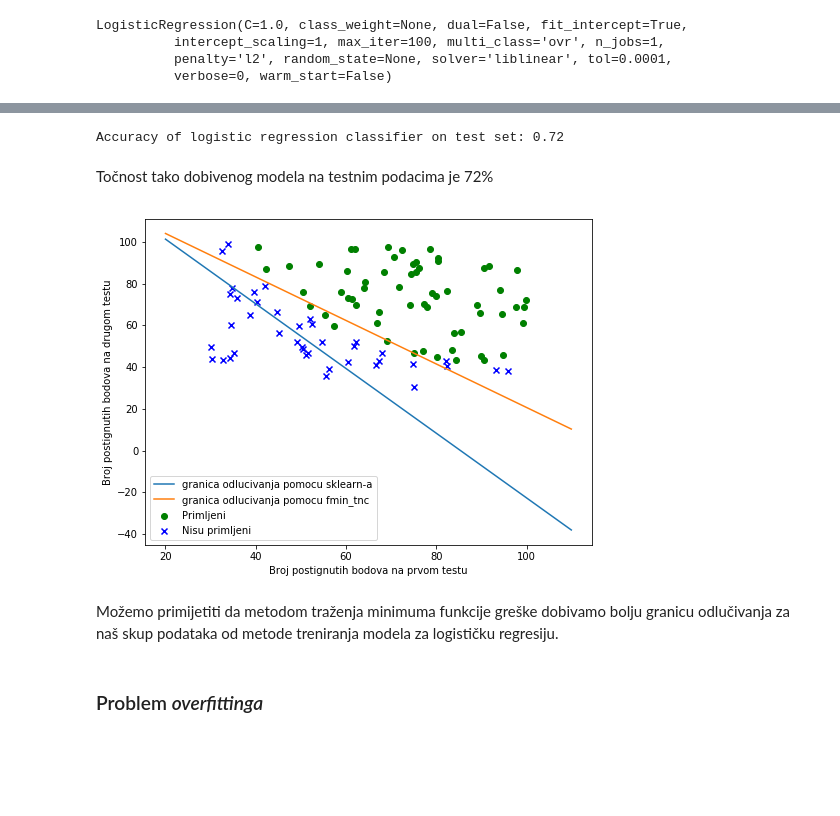
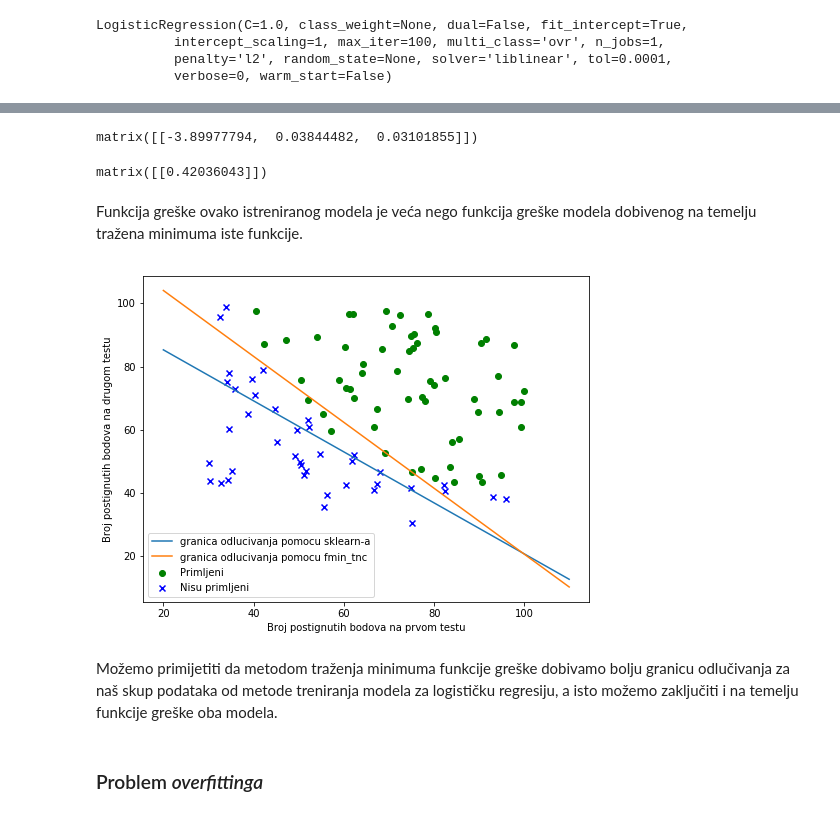
Before and after one commit to lucijamihalj/MSzadaca, a Jupyter notebook: strojno_ucenje.ipynb, the cells around one changed output, grey strips where cells are left out. Cells and saved outputs as stored; diff of their text form; code cells hidden in the pictures; blank space fills up the shorter version.

Commit message:
MS - prva domaća zadaća - 20180409
promijenjene veličine test_size kod linearne i logisticke regresije

```diff
--- a/strojno_ucenje.ipynb
+++ b/strojno_ucenje.ipynb
@@ -463,7 +463,7 @@ vjerojatnost = predict(parametri.T, student)
 from sklearn.linear_model import LogisticRegression
 X_exam = exams.iloc[:,1:3]
 y_exam = exams.iloc[:,3]
-Xe_train, Xe_test, ye_train, ye_test = train_test_split(X_exam, y_exam, test_size=0.25, random_state=1)
+Xe_train, Xe_test, ye_train, ye_test = train_test_split(X_exam, y_exam, test_size=0, random_state=1)
 logreg = LogisticRegression()
 logreg.fit(Xe_train, ye_train)
 # %% [output]
@@ -495,27 +485,32 @@ Slijedi da za test_1 s obzirom na skup podataka za *trening* imamo 4 točna pred
-# %%
-print('Accuracy of logistic regression classifier on test set: {:.2f}'.format(logreg.score(Xe_test, ye_test)))
-# %% [output]
-Accuracy of logistic regression classifier on test set: 0.72
-# %% [markdown]
-Točnost tako dobivenog modela na testnim podacima je 72%
+# %%
+theta_logreg = np.matrix([logreg.intercept_[0], logreg.coef_[0][0], logreg.coef_[0][1]])
+theta_logreg
+# %% [output]
+matrix([[-3.89977794,  0.03844482,  0.03101855]])
+# %%
+log_cost_vectorized(theta_logreg, X, y)
+# %% [output]
+matrix([[0.42036043]])
+# %% [markdown]
+Funkcija greške ovako istreniranog modela je veća nego funkcija greške modela dobivenog na temelju tražena minimuma iste funkcije.
 # %%
 fig,ax=plt.subplots(figsize=(8,6))
 pos=exams[exams['primljeni'].isin([1])]
 neg=exams[exams['primljeni'].isin([0])]
 scatter(pos['test_1'],pos['test_2'],marker='o',c='g',label='Primljeni')
 scatter(neg['test_1'],neg['test_2'],marker='x',c='b',label='Nisu primljeni')
 x = np.arange(20,110,0.1)
-plt.plot(x,(3.15-0.0369*x)/0.0238, label='granica odlucivanja pomocu sklearn-a')
+plt.plot(x,(-logreg.intercept_[0]-logreg.coef_[0][1]*x)/logreg.coef_[0][0], label='granica odlucivanja pomocu sklearn-a')
 plt.plot(x,(25.16-0.21*x)/0.2014, label='granica odlucivanja pomocu fmin_tnc')
 
 ax.legend()
 xlabel('Broj postignutih bodova na prvom testu')
 ylabel('Broj postignutih bodova na drugom testu')
 show()
 # %% [output]
-[figure, old version]
+[figure, new version]
 # %% [markdown]
-Možemo primijetiti da metodom traženja minimuma funkcije greške dobivamo bolju granicu odlučivanja za naš skup podataka od metode treniranja modela za logističku regresiju.
+Možemo primijetiti da metodom traženja minimuma funkcije greške dobivamo bolju granicu odlučivanja za naš skup podataka od metode treniranja modela za logističku regresiju, a isto možemo zaključiti i na temelju funkcije greške oba modela.
 # %% [markdown]
 ### Problem *overfittinga*
 # %% [markdown]
```
Also changed, not shown: parts of 16 cells of this notebook.
